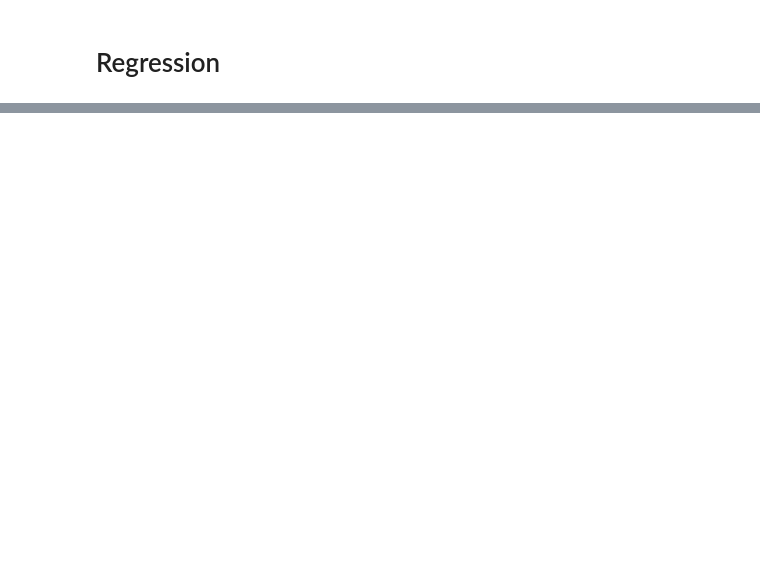
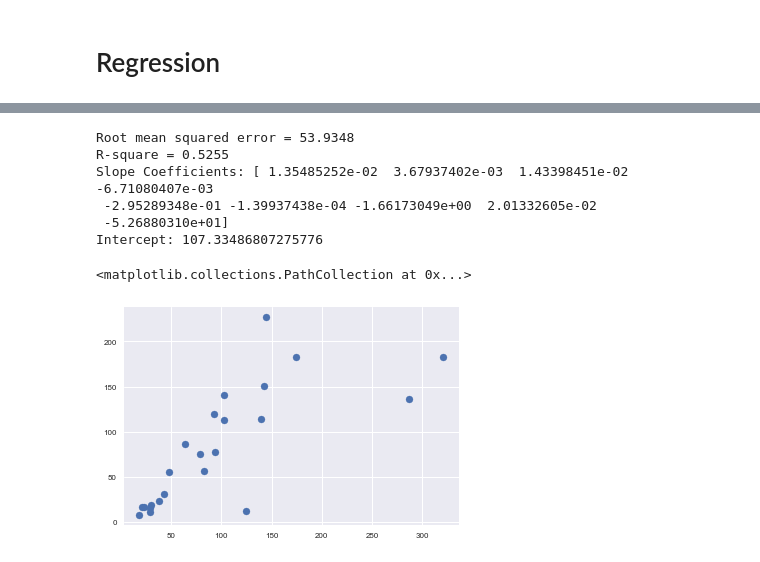
Before and after one commit to busybee333/conda, a Jupyter notebook: CrimeDataExtraction.ipynb, the cells around one changed output, grey strips where cells are left out. Drawn from its saved outputs; the diff is of its cells as text; code cells hidden in the pictures; blank space fills up the shorter version.

Commit message:
regression

```diff
--- a/CrimeDataExtraction.ipynb
+++ b/CrimeDataExtraction.ipynb
@@ -710,2 +714,8 @@ plt.show()
 # %% [markdown]
 # Regression
+# %%
+# Our goal is to predict "num_crimes" (target attribute) based on the
+# rest of the columns in the data frame
+Y = crimeDR['num_crimes']
+X = crimeDR.drop(columns=['num_crimes'])
+X.head()
@@ -711,0 +730,27 @@ plt.show()
+# %%
+X_train, X_test, y_train, y_test = train_test_split(X, Y, test_size=0.3, random_state=1)
+# %%
+# Create linear regression object
+regr = linear_model.LinearRegression()
+
+# Fit regression model to the training set
+regr.fit(X_train, y_train)
+
+# Apply model to the test set
+y_pred_test = regr.predict(X_test)
+
+print("Root mean squared error = %.4f" % np.sqrt(mean_squared_error(y_test, y_pred_test)))
+print("R-square = %.4f" % r2_score(y_test, y_pred_test))
+print('Slope Coefficients:', regr.coef_)
+print('Intercept:', regr.intercept_)
+
+plt.scatter(y_test,y_pred_test)
+# %% [output]
+Root mean squared error = 53.9348
+R-square = 0.5255
+Slope Coefficients: [ 1.35485252e-02  3.67937402e-03  1.43398451e-02 -6.71080407e-03
+ -2.95289348e-01 -1.39937438e-04 -1.66173049e+00  2.01332605e-02
+ -5.26880310e+01]
+Intercept: 107.33486807275776
+<matplotlib.collections.PathCollection at 0x...>
+[figure, added]
```
Also changed, not shown: parts of 8 cells of this notebook.
